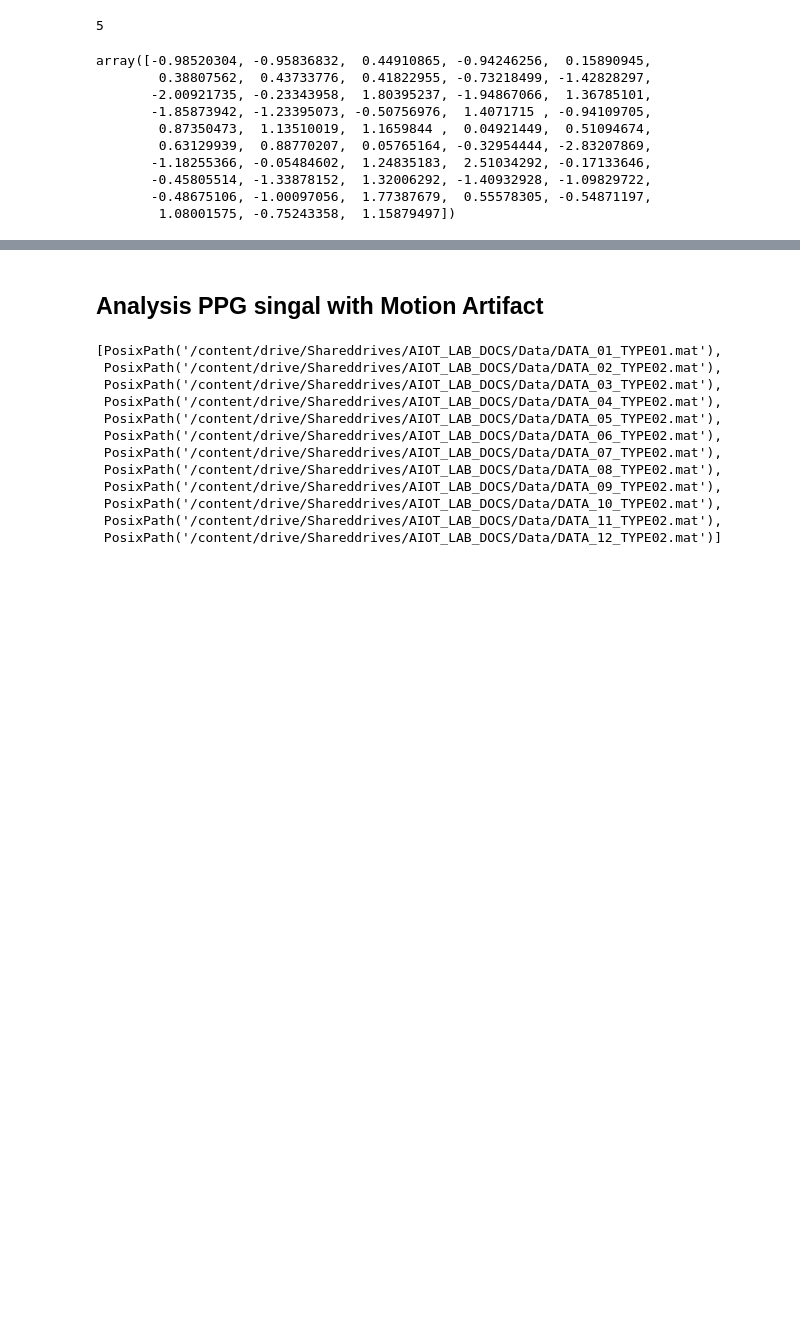
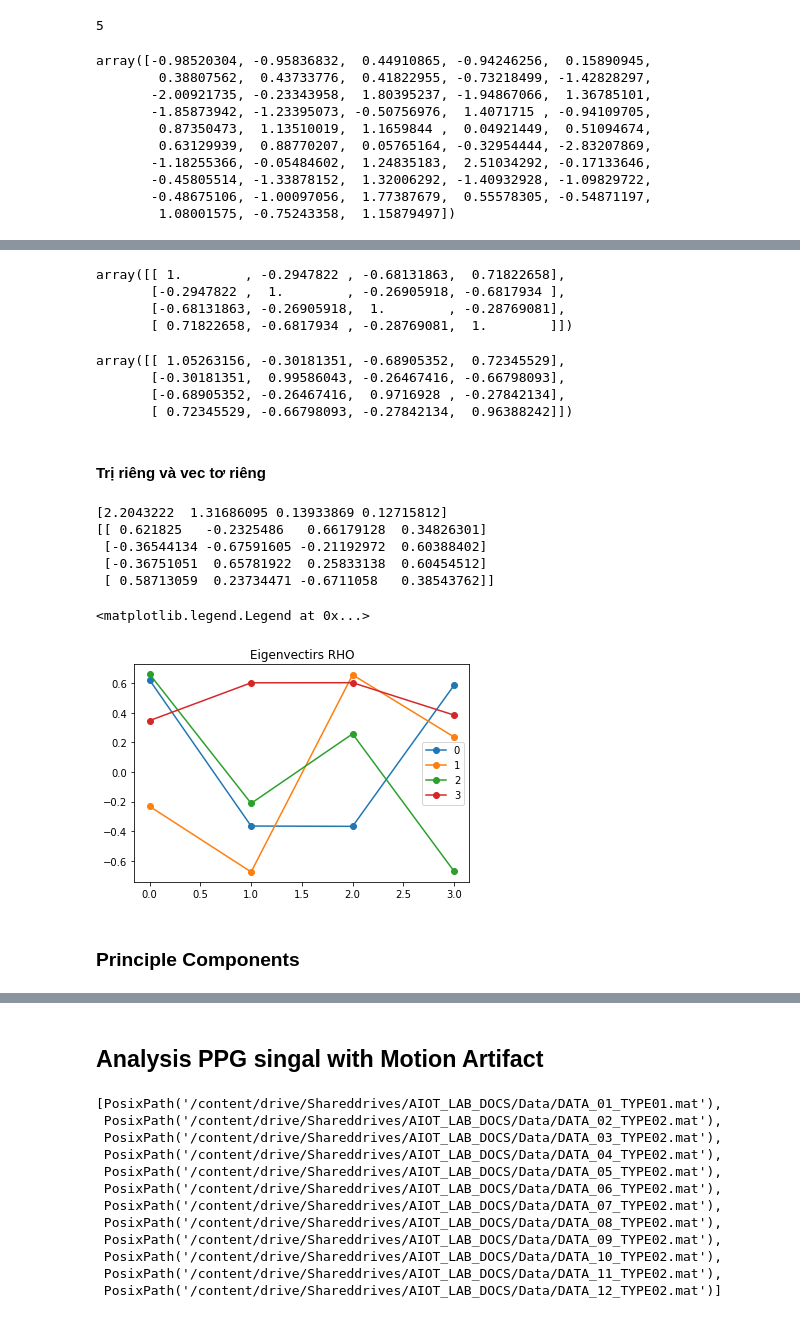
Before and after one commit to LongNguyen1984/TimeSeriesWithPython, a Jupyter notebook: SingularSpectrumAnalysis.ipynb, the cells around one changed output, grey strips where cells are left out. Saved outputs shown, nothing was run; the diff lists cells and outputs as text; code cells hidden in the pictures; blank space fills up the shorter version.

```diff
--- a/SingularSpectrumAnalysis.ipynb
+++ b/SingularSpectrumAnalysis.ipynb
@@ -78,0 +106,13 @@ array([-0.98520304, -0.95836832,  0.44910865, -0.94246256,  0.15890945,
+# %%
+import pandas as pd
+def shiftData(data, delay=0):
+  output = [0]*len(data)
+  for i in range(delay,len(data)):
+    output[i-delay]=data[i]
+  return output
+### Make a embedded matrix Y
+Y = pd.DataFrame()
+#Z = shiftData(X, delay=3)
+M = 4
+for i in range(0, M):
+  Y[str(i)]=shiftData(X,i)
@@ -78,0 +141,7 @@ array([-0.98520304, -0.95836832,  0.44910865, -0.94246256,  0.15890945,
+# %%
+YT = np.transpose(Y.values)
+Yn = Y.values
+N  = 20
+# C = Y'*Y/N
+C = [[sum(a*b/N for a,b in zip(X_row,Y_col)) for Y_col in zip(*Yn)] for X_row in YT]
+C
@@ -78,0 +165,35 @@ array([-0.98520304, -0.95836832,  0.44910865, -0.94246256,  0.15890945,
+# %%
+np.corrcoef(Y, rowvar=False)
+# %% [output]
+array([[ 1.        , -0.2947822 , -0.68131863,  0.71822658],
+       [-0.2947822 ,  1.        , -0.26905918, -0.6817934 ],
+       [-0.68131863, -0.26905918,  1.        , -0.28769081],
+       [ 0.71822658, -0.6817934 , -0.28769081,  1.        ]])
+# %%
+np.cov(Y, rowvar=False)
+# %% [output]
+array([[ 1.05263156, -0.30181351, -0.68905352,  0.72345529],
+       [-0.30181351,  0.99586043, -0.26467416, -0.66798093],
+       [-0.68905352, -0.26467416,  0.9716928 , -0.27842134],
+       [ 0.72345529, -0.66798093, -0.27842134,  0.96388242]])
+# %% [markdown]
+#### Trị riêng và vec tơ riêng
+# %%
+### Eigenvalues and eigenvector of C matrix
+lbda, rho = np.linalg.eig(np.array(C))
+
+print(lbda)
+print(rho)
+plt.plot(rho, marker='o')
+plt.title('Eigenvectirs RHO')
+plt.legend(Y.columns.values)
+# %% [output]
+[2.2043222  1.31686095 0.13933869 0.12715812]
+[[ 0.621825   -0.2325486   0.66179128  0.34826301]
+ [-0.36544134 -0.67591605 -0.21192972  0.60388402]
+ [-0.36751051  0.65781922  0.25833138  0.60454512]
+ [ 0.58713059  0.23734471 -0.6711058   0.38543762]]
+<matplotlib.legend.Legend at 0x...>
+[figure, added]
+# %% [markdown]
+### Principle Components
```
Also changed, not shown: parts of 26 cells of this notebook.
